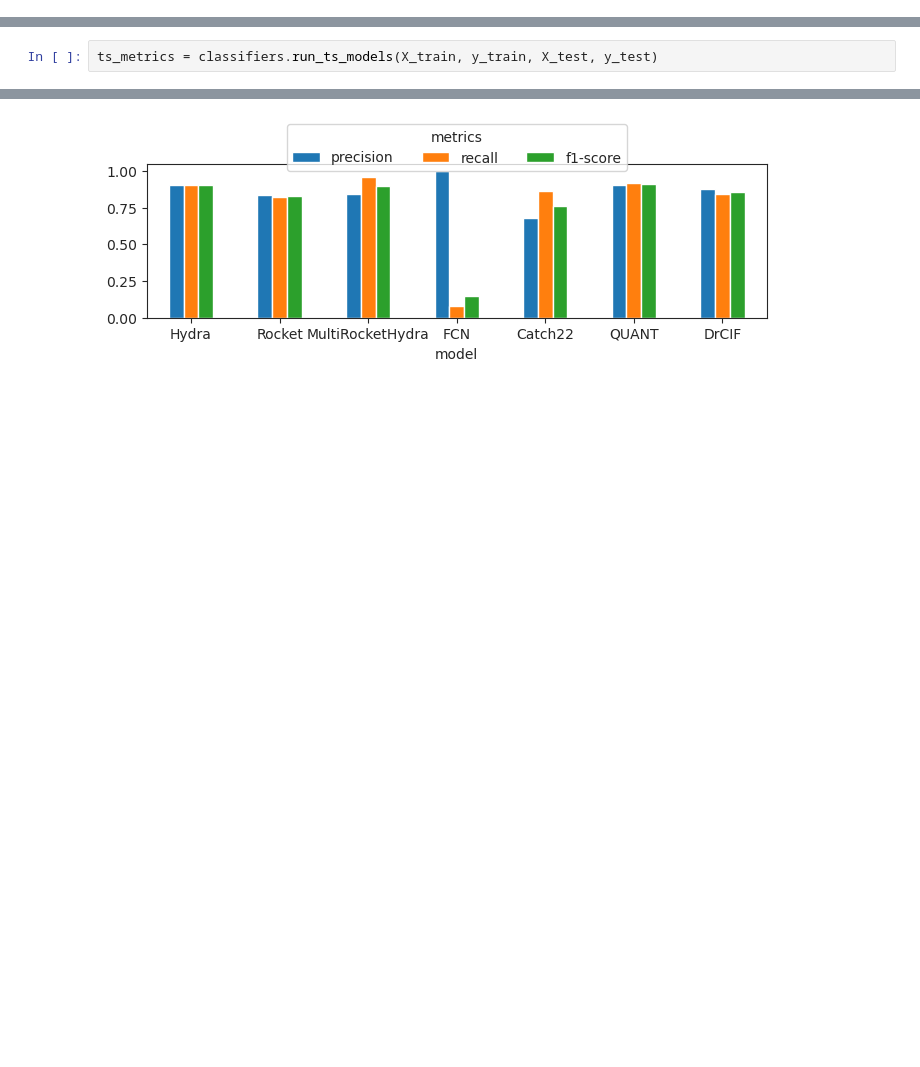
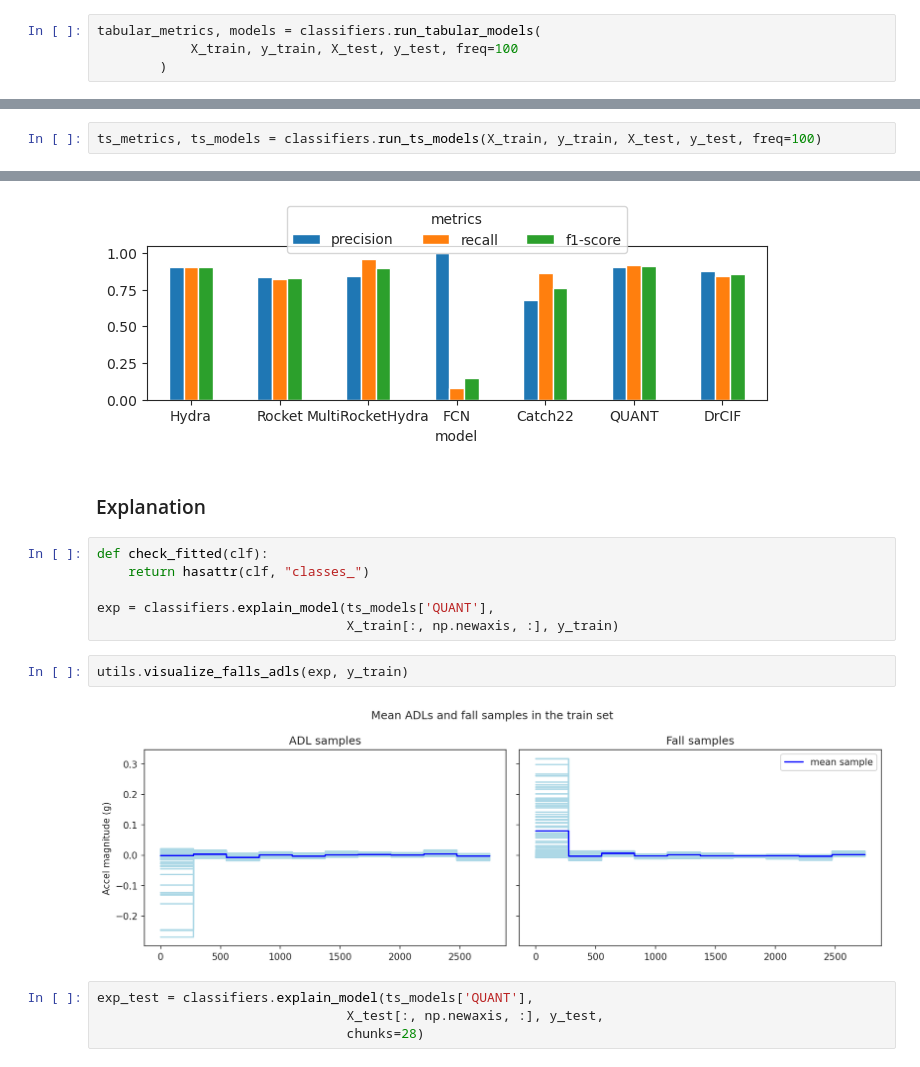
Before and after one commit to mlgig/ts_fall_detection, a Jupyter notebook: farseeing_evaluation.ipynb, the cells around one changed output, grey strips where cells are left out. Cells and saved outputs as stored; diff of their text form; blank space fills up the shorter version.

```diff
--- a/farseeing_evaluation.ipynb
+++ b/farseeing_evaluation.ipynb
@@ -21,3 +37,7 @@ Test set: X: (516, 2750), y: (516,)    ([ADLs, Falls]) [465  51]
 [figure]
 # %% [markdown]
 ## Baselines with Tabular Models
+# %%
+tabular_metrics, models = classifiers.run_tabular_models(
+			X_train, y_train, X_test, y_test, freq=100
+		)
@@ -89,5 +115,5 @@ sns.despine()
 # %% [output]
 [figure]
 # %%
-ts_metrics = classifiers.run_ts_models(X_train, y_train, X_test, y_test)
+ts_metrics, ts_models = classifiers.run_ts_models(X_train, y_train, X_test, y_test, freq=100)
 # %% [output]
@@ -123,3 +133,19 @@ ts_metrics
 classifiers.plot_metrics(ts_metrics, figsize=(8, 2))
 # %% [output]
 [figure]
+# %% [markdown]
+### Explanation
+# %%
+def check_fitted(clf):
+    return hasattr(clf, "classes_")
+
+exp = classifiers.explain_model(ts_models['QUANT'],
+                                X_train[:, np.newaxis, :], y_train)
+# %%
+utils.visualize_falls_adls(exp, y_train)
+# %% [output]
+[figure, added]
+# %%
+exp_test = classifiers.explain_model(ts_models['QUANT'],
+                                X_test[:, np.newaxis, :], y_test,
+                                chunks=28)
```
Also changed, not shown: parts of 7 cells of this notebook, 14 other files.
